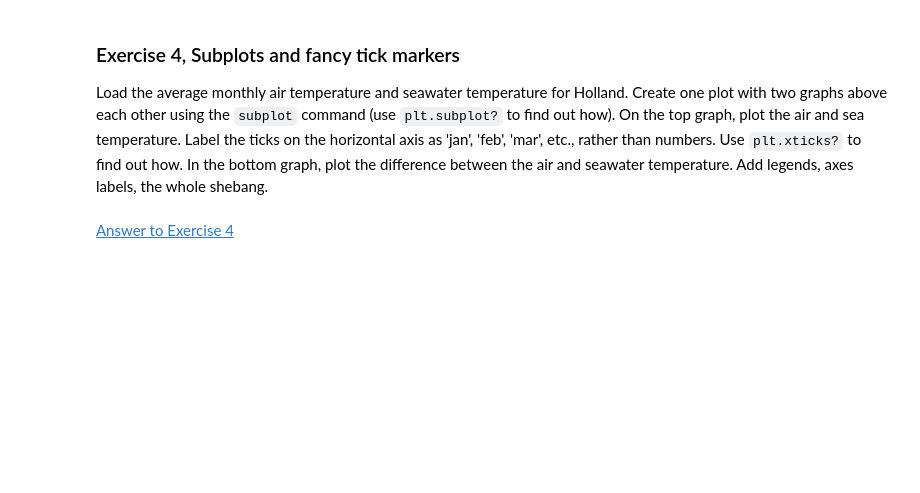
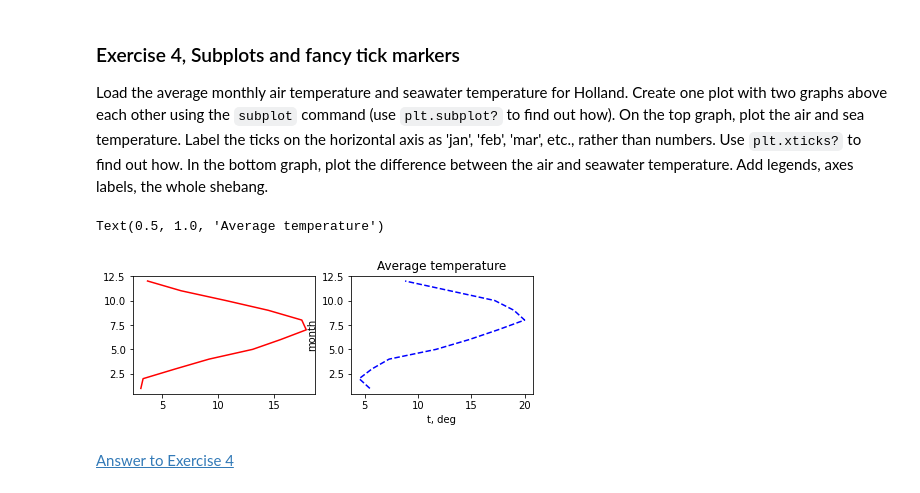
Before and after one commit to lucius-k/TUD_python_course_b, a Jupyter notebook: notebook1_basics_plotting/py_exploratory_comp_1_sol.ipynb, the cells around one changed output. Cells and saved outputs as stored; diff of their text form; code cells hidden in the pictures; blank space fills up the shorter version.

```diff
--- a/notebook1_basics_plotting/py_exploratory_comp_1_sol.ipynb
+++ b/notebook1_basics_plotting/py_exploratory_comp_1_sol.ipynb
@@ -258,6 +288,21 @@ You are provided with the data files containing the mean montly temperature of H
 # %% [markdown]
 ### <a name="ex4"></a> Exercise 4, Subplots and fancy tick markers
 Load the average monthly air temperature and seawater temperature for Holland. Create one plot with two graphs above each other using the `subplot` command (use `plt.subplot?` to find out how). On the top graph, plot the air and sea temperature. Label the ticks on the horizontal axis as 'jan', 'feb', 'mar', etc., rather than numbers. Use `plt.xticks?` to find out how. In the bottom graph, plot the difference between the air and seawater temperature. Add legends, axes labels, the whole shebang.
+# %%
+t_h = np.loadtxt('holland_temperature.dat')
+t_h_w = np.loadtxt('holland_seawater.dat')
+m = np.linspace(1, 12, 12)
+plt.figure(figsize=(15, 10))
+plt.subplot(4, 4, 1)
+plt.plot(t_h, m, 'r')
+plt.subplot(4, 4, 2)
+plt.plot(t_h_w, m, 'b--')
+plt.xlabel('t, deg')
+plt.ylabel('month')
+plt.title('Average temperature')
+# %% [output]
+Text(0.5, 1.0, 'Average temperature')
+[figure, added]
 # %% [markdown]
 <a href="#ex4answer">Answer to Exercise 4</a>
 # %% [markdown]
```
Also changed, not shown: parts of 4 cells of this notebook, 1 other file.
